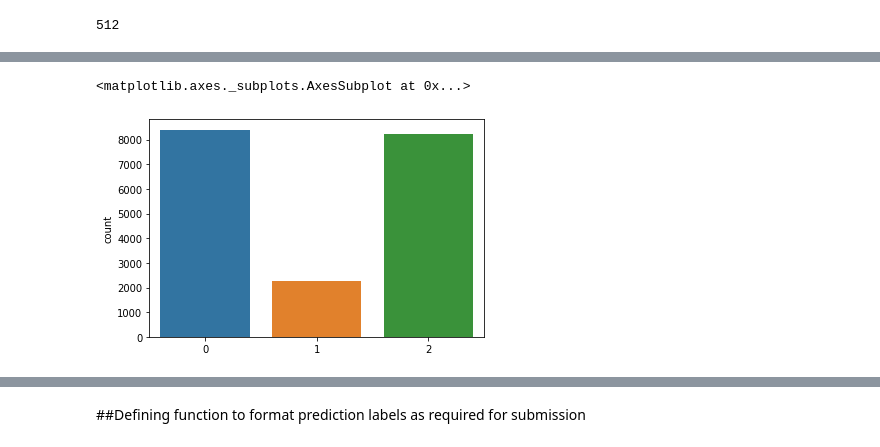
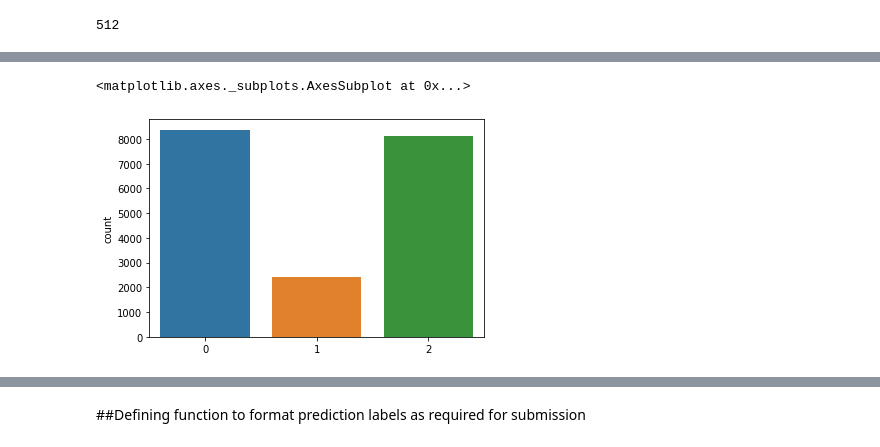
Before and after one commit to plaban1981/Huggingface_transformers_course, a Jupyter notebook: Machinehack_Sentiment_Analysis.ipynb, the cells around one changed output, grey strips where cells are left out. Cells and saved outputs as stored; diff of their text form; code cells hidden in the pictures.

```diff
--- a/Machinehack_Sentiment_Analysis.ipynb
+++ b/Machinehack_Sentiment_Analysis.ipynb
@@ -255,13 +262,13 @@ def compute_metrics(eval_pred):
     return metric.compute(predictions=predictions, references=labels)
 # %%
 training_args = TrainingArguments(
-    output_dir='./results1',          # output directory
+    output_dir='./res',          # output directory
     num_train_epochs=3,              # total number of training epochs
     per_device_train_batch_size=16,  # batch size per device during training
     per_device_eval_batch_size=64,   # batch size for evaluation
     warmup_steps=500,                # number of warmup steps for learning rate scheduler
     weight_decay=0.01,               # strength of weight decay
-    logging_dir='./logs1',            # directory for storing logs
+    logging_dir='./logs4',            # directory for storing logs
     logging_steps=10
 )
 # %%
@@ -272,7 +279,6 @@ trainer = Trainer(
     args=training_args,                  # training arguments, defined above
     train_dataset=train_dataset,         # training dataset
     eval_dataset=val_dataset ,            # evaluation dataset
-    compute_metrics=compute_metrics,
 )
 
 trainer.train()
@@ -334,6 +340,6 @@ test.shape
 # %%
 test['Sentiment'] = 0
-test_texts = test['Cleaned_Review'].values.tolist()
+test_texts = test['Review'].values.tolist()
 test_labels = test['Sentiment'].values.tolist()
 test_encodings = tokenizer(test_texts, truncation=True, padding=True,return_tensors = 'pt')
 test_dataset = SentimentDataset(test_encodings, test_labels)
@@ -367,8 +384,8 @@ predictions = preds[0].tolist()
 # %%
-predictions = np.argmax(preds[0],axis=1).tolist()
+sent_preds = np.argmax(preds[0],axis=1)
 # %%
 import seaborn as sns
-sns.countplot(predictions)
+sns.countplot(sent_preds)
 # %% [output]
 <matplotlib.axes._subplots.AxesSubplot at 0x...>
-[figure, old version]
+[figure, new version]
```
Also changed, not shown: parts of 63 cells of this notebook.
